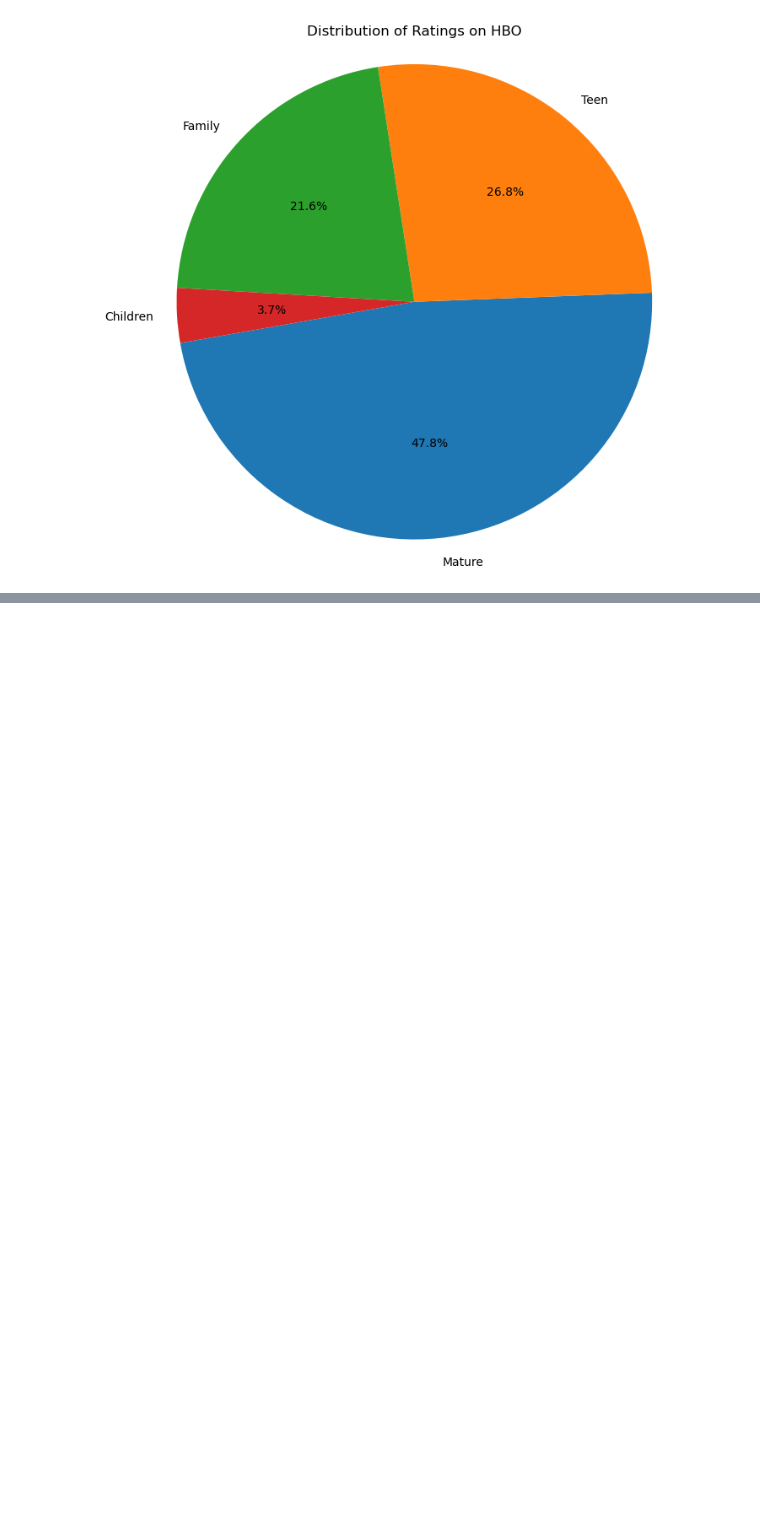
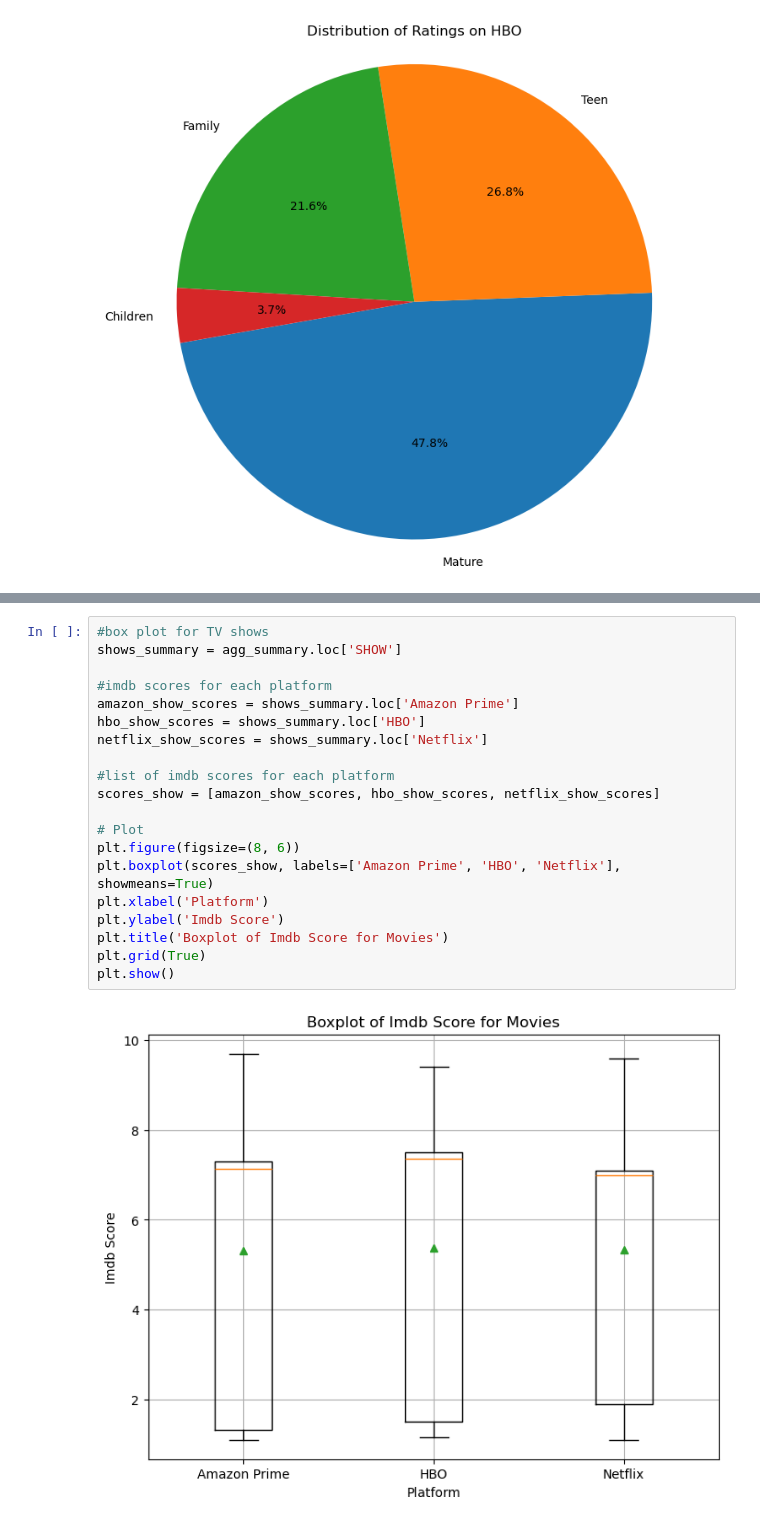
Before and after one commit to daggonit/Platform_Proj, a Jupyter notebook: Platform Project.ipynb, the cells around one changed output, grey strips where cells are left out. Drawn from its saved outputs; the diff is of its cells as text; blank space fills up the shorter version.

```diff
--- a/Platform Project.ipynb
+++ b/Platform Project.ipynb
@@ -541,0 +581,22 @@ plt.show()
+# %%
+#box plot for TV shows
+shows_summary = agg_summary.loc['SHOW']
+
+#imdb scores for each platform
+amazon_show_scores = shows_summary.loc['Amazon Prime']
+hbo_show_scores = shows_summary.loc['HBO']
+netflix_show_scores = shows_summary.loc['Netflix']
+
+#list of imdb scores for each platform
+scores_show = [amazon_show_scores, hbo_show_scores, netflix_show_scores]
+
+# Plot
+plt.figure(figsize=(8, 6))
+plt.boxplot(scores_show, labels=['Amazon Prime', 'HBO', 'Netflix'], showmeans=True)
+plt.xlabel('Platform')
+plt.ylabel('Imdb Score')
+plt.title('Boxplot of Imdb Score for Movies')
+plt.grid(True)
+plt.show()
+# %% [output]
+[figure, added]
```
Also changed, not shown: parts of 4 cells of this notebook.
